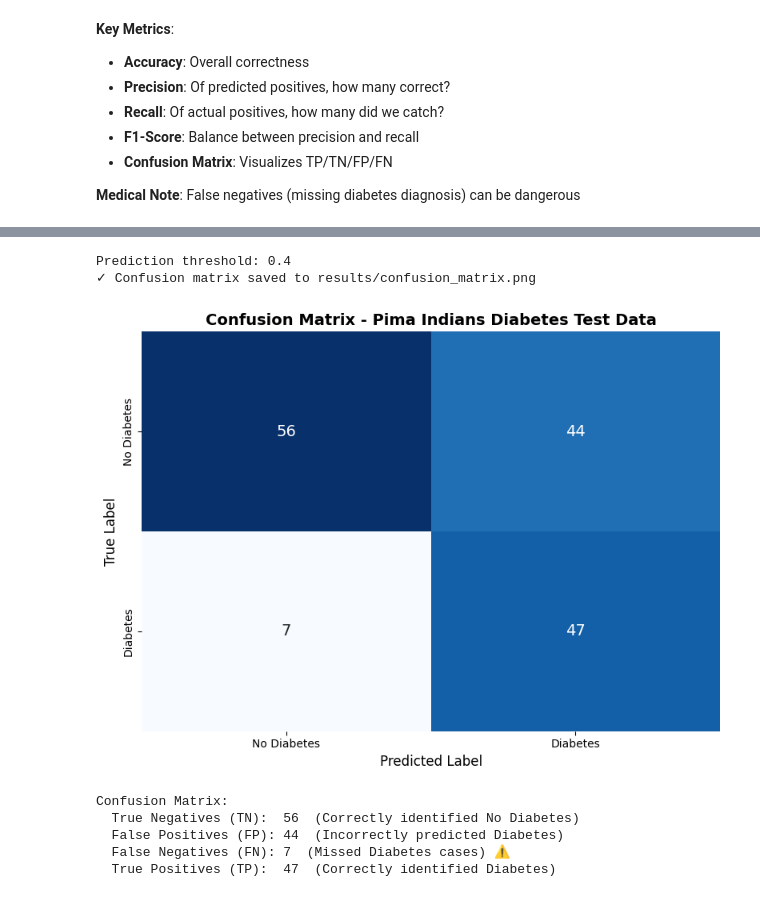
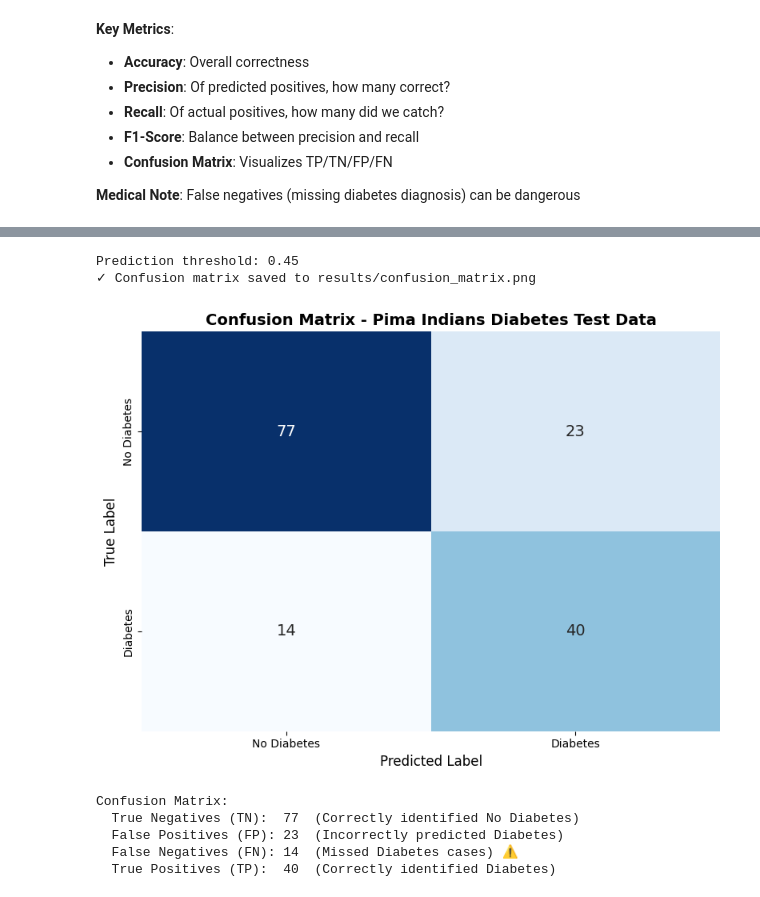
Before and after one commit to Hana-Ahmed2/HanaAhmed1210120_deeplearning, a Jupyter notebook: pima_diabetes_nn.ipynb, the cells around one changed output, grey strips where cells are left out. Saved outputs shown, nothing was run; the diff lists cells and outputs as text; code cells hidden in the pictures.

```diff
--- a/pima_diabetes_nn.ipynb
+++ b/pima_diabetes_nn.ipynb
@@ -207,8 +208,10 @@ After Scaling - Feature Statistics:
 # %%
 # Build the neural network model using Sequential API
 model = models.Sequential([
-    layers.Dense(32, activation='relu', input_shape=(8,)),    # Input: 8 features
-    layers.Dense(16, activation='relu'),                       # Hidden layer 2
+    layers.Dense(16, activation='relu', input_shape=(8,)),    # Input: 8 features
+    layers.Dropout(0.3),                                       # Dropout to reduce overfitting
+    layers.Dense(8, activation='relu'),                        # Hidden layer 2
+    layers.Dropout(0.2),                                       # Dropout
     layers.Dense(1, activation='sigmoid')                      # Output: probability
 ])
 
@@ -267,14 +274,13 @@ early_stop = EarlyStopping(
     verbose=1
 )
 
-# Calculate class weights to handle imbalance and reduce false negatives
-# Higher weight for diabetes (class 1) makes the model penalize missing diabetes cases more
+# Calculate class weights - increase weight for class 0 to reduce false positives
 from sklearn.utils.class_weight import compute_class_weight
 class_weights = compute_class_weight('balanced', classes=np.unique(y_train), y=y_train)
-class_weight_dict = {0: class_weights[0], 1: class_weights[1] * 1.5}  # 1.5x weight on diabetes class
+class_weight_dict = {0: class_weights[0] * 1.3, 1: class_weights[1]}  # Higher weight on class 0 to reduce FP
 
 print(f"Class weights: {class_weight_dict}")
-print(f"  → Higher weight on Diabetes class to reduce false negatives")
+print(f"  → Higher weight on No Diabetes class to reduce false positives")
 
 # Train the model with Early Stopping and class weights
 print("\nStarting training with Early Stopping and class weights...")
@@ -284,7 +290,7 @@ history = model.fit(
     batch_size=16,                           # Smaller batch size for better generalization
     validation_split=0.2,                    # Use 20% of training data for validation
     callbacks=[early_stop],                  # Apply early stopping
-    class_weight=class_weight_dict,          # Apply class weights to reduce false negatives
+    class_weight=class_weight_dict,          # Apply class weights to reduce FP
     verbose=1                                # Show progress bar
 )
 
@@ -388,46 +394,46 @@ Test Accuracy: 0.7143 (71.43%)
 # Make predictions on test data
 y_pred_prob = model.predict(X_test_scaled, verbose=0)  # Get probabilities
 
-# Use adjusted threshold - balance between FN and FP
-THRESHOLD = 0.4  # Balanced threshold
+# Use lower threshold to reduce false negatives
+THRESHOLD = 0.45  # Lower to catch more diabetes cases
 y_pred = (y_pred_prob > THRESHOLD).astype(int).flatten()
 
 print(f"Prediction threshold: {THRESHOLD}")
 
 # Calculate confusion matrix
 cm = confusion_matrix(y_test, y_pred)
 
 # Visualize confusion matrix
 plt.figure(figsize=(8, 6))
 sns.heatmap(cm, annot=True, fmt='d', cmap='Blues', cbar=False,
             xticklabels=['No Diabetes', 'Diabetes'],
             yticklabels=['No Diabetes', 'Diabetes'],
             annot_kws={'size': 14})
 plt.title('Confusion Matrix - Pima Indians Diabetes Test Data', fontsize=14, fontweight='bold')
 plt.ylabel('True Label', fontsize=12)
 plt.xlabel('Predicted Label', fontsize=12)
 plt.tight_layout()
 
 # Save the figure
 plt.savefig('results/confusion_matrix.png', dpi=150, bbox_inches='tight')
 print("✓ Confusion matrix saved to results/confusion_matrix.png")
 
 plt.show()
 
 print("\nConfusion Matrix:")
 print(f"  True Negatives (TN):  {cm[0, 0]}  (Correctly identified No Diabetes)")
 print(f"  False Positives (FP): {cm[0, 1]}  (Incorrectly predicted Diabetes)")
 print(f"  False Negatives (FN): {cm[1, 0]}  (Missed Diabetes cases) ⚠️")
 print(f"  True Positives (TP):  {cm[1, 1]}  (Correctly identified Diabetes)")
 # %% [output]
-Prediction threshold: 0.4
+Prediction threshold: 0.45
 ✓ Confusion matrix saved to results/confusion_matrix.png
-[figure, old version]
+[figure, new version]
 Confusion Matrix:
-  True Negatives (TN):  56  (Correctly identified No Diabetes)
-  False Positives (FP): 44  (Incorrectly predicted Diabetes)
-  False Negatives (FN): 7  (Missed Diabetes cases) ⚠️
-  True Positives (TP):  47  (Correctly identified Diabetes)
+  True Negatives (TN):  77  (Correctly identified No Diabetes)
+  False Positives (FP): 23  (Incorrectly predicted Diabetes)
+  False Negatives (FN): 14  (Missed Diabetes cases) ⚠️
+  True Positives (TP):  40  (Correctly identified Diabetes)
 # %%
 # Calculate additional metrics
 precision = precision_score(y_test, y_pred)
```
Also changed, not shown: parts of 9 cells of this notebook, 1 other file.
